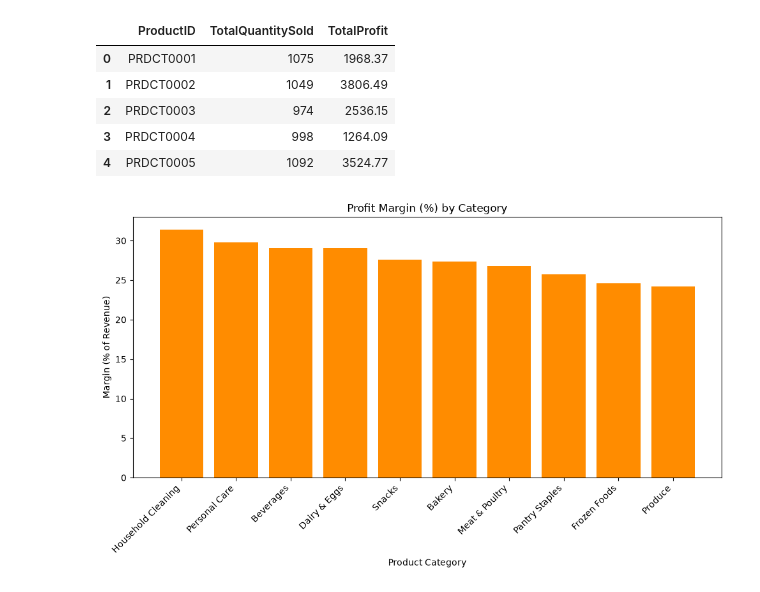
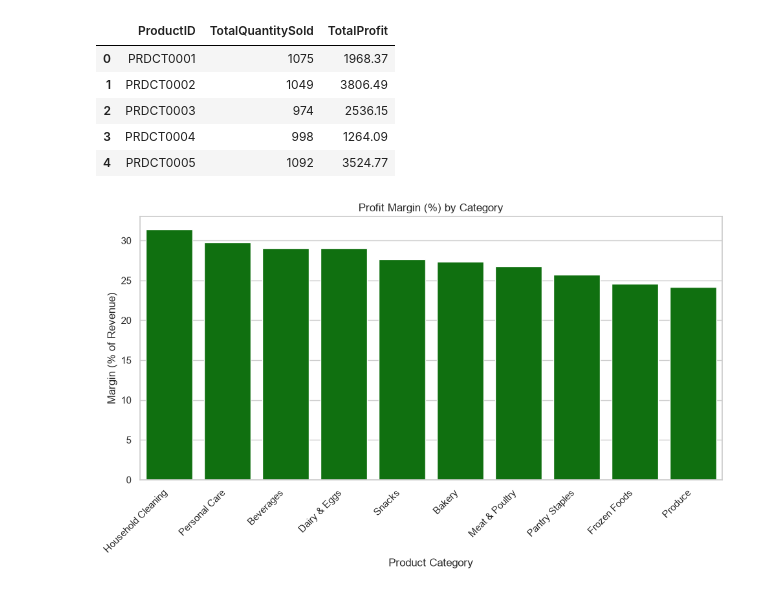
Before and after one commit to Raiphael/Retail_Profitability_Analysis, a Jupyter notebook: notebooks/eda.ipynb, the cells around one changed output. Cells and saved outputs as stored; diff of their text form; code cells hidden in the pictures.

Commit message:
Answering question 2, using seaborn as visualization tool across all notebook

```diff
--- a/notebooks/eda.ipynb
+++ b/notebooks/eda.ipynb
@@ -8,4 +9,6 @@ import pandas as pd
 import matplotlib.pyplot as plt
+# %%
+sns.set_theme(style="whitegrid")
 # %%
 categories = pd.read_csv("../retail_data/categories.csv")
 customers = pd.read_csv("../retail_data/customers.csv")
@@ -246,15 +249,23 @@ GROUP BY cat.CategoryName
 ORDER BY MarginPct DESC;
 """
 , connection)
-
-##Percentage margin by category
-fig, ax = plt.subplots(figsize=(10, 6))
-ax.bar(category_margin_pct['CategoryName'], category_margin_pct['MarginPct'], color='darkorange')
-ax.set_xlabel('Product Category')
-ax.set_ylabel('Margin (% of Revenue)')
-ax.set_title('Profit Margin (%) by Category')
-plt.xticks(rotation=45, ha='right')
-plt.tight_layout()
-plt.show()
-# %% [output]
-[figure, removed]
+# %%
+##Percentage margin by category
+sorted_margin = category_margin_pct.sort_values('MarginPct', ascending=False)
+
+plt.figure(figsize=(10, 6))
+sns.barplot(
+    data=sorted_margin,
+    x='CategoryName',
+    y='MarginPct',
+    color='green'
+)
+
+plt.xlabel('Product Category')
+plt.ylabel('Margin (% of Revenue)')
+plt.title('Profit Margin (%) by Category')
+plt.xticks(rotation=45, ha='right')
+plt.tight_layout()
+plt.show()
+# %% [output]
+[figure, added]
```
Also changed, not shown: parts of 1 cell of this notebook, 2 other files.
